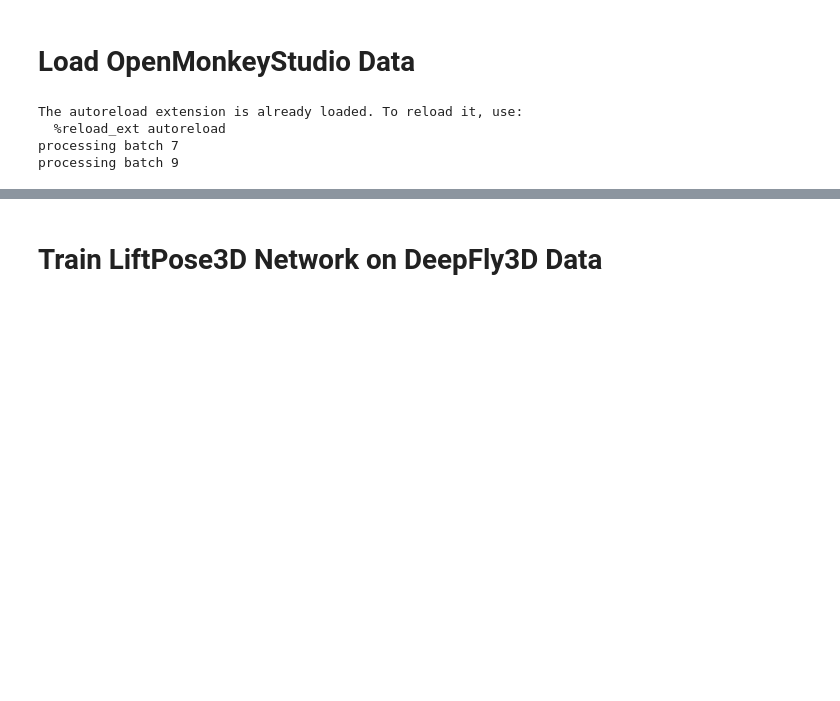
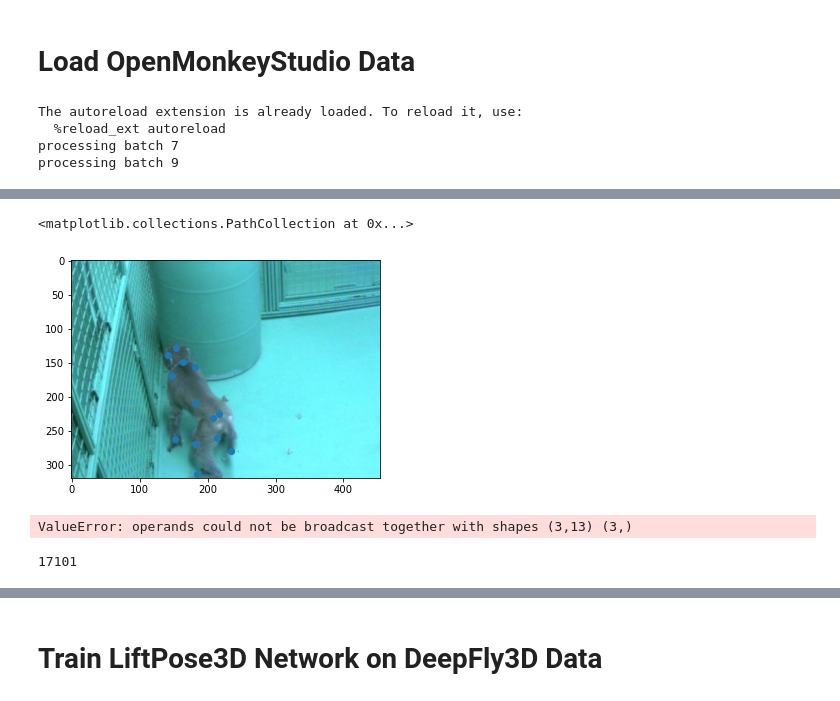
Before and after one commit to NeLy-EPFL/LiftPose3D, a Jupyter notebook: examples/openmonkey/monkey.ipynb, the cells around one changed output, grey strips where cells are left out. Cells and saved outputs as stored; diff of their text form; code cells hidden in the pictures; blank space fills up the shorter version.

```diff
--- a/examples/openmonkey/monkey.ipynb
+++ b/examples/openmonkey/monkey.ipynb
@@ -39,0 +79,22 @@ processing batch 9
+# %%
+%matplotlib inline
+plt.figure()
+cam_id = 34
+img_id = 8960
+btch_id = '9'
+plt.imshow(plt.imread('/data/LiftFly3D/openmonkey/OMS_Dataset/Images/batch{}_{:09d}_{}.jpg'.format(btch_id, img_id, cam_list[cam_id])))
+
+pts2d = test_2d[btch_id][cam_id][img_id]
+plt.scatter(pts2d[:,0], pts2d[:,1])
+# %% [output]
+<matplotlib.collections.PathCollection at 0x...>
+[figure, added]
+# %%
+R, tvec, K, P = cameras['7'][cam_id]["R"], cameras['7'][cam_id]["tvec"], cameras['7'][cam_id]["K"], cameras['7'][cam_id]["P"]
+pt2d = K @ ((R @ test_3d[btch_id][img_id].T + tvec))
+# %% [output]
+ValueError: operands could not be broadcast together with shapes (3,13) (3,)
+# %%
+pose_result[btch_id]['crop']
+# %% [output]
+17101
```
Also changed, not shown: parts of 15 cells of this notebook, 16 other files.
